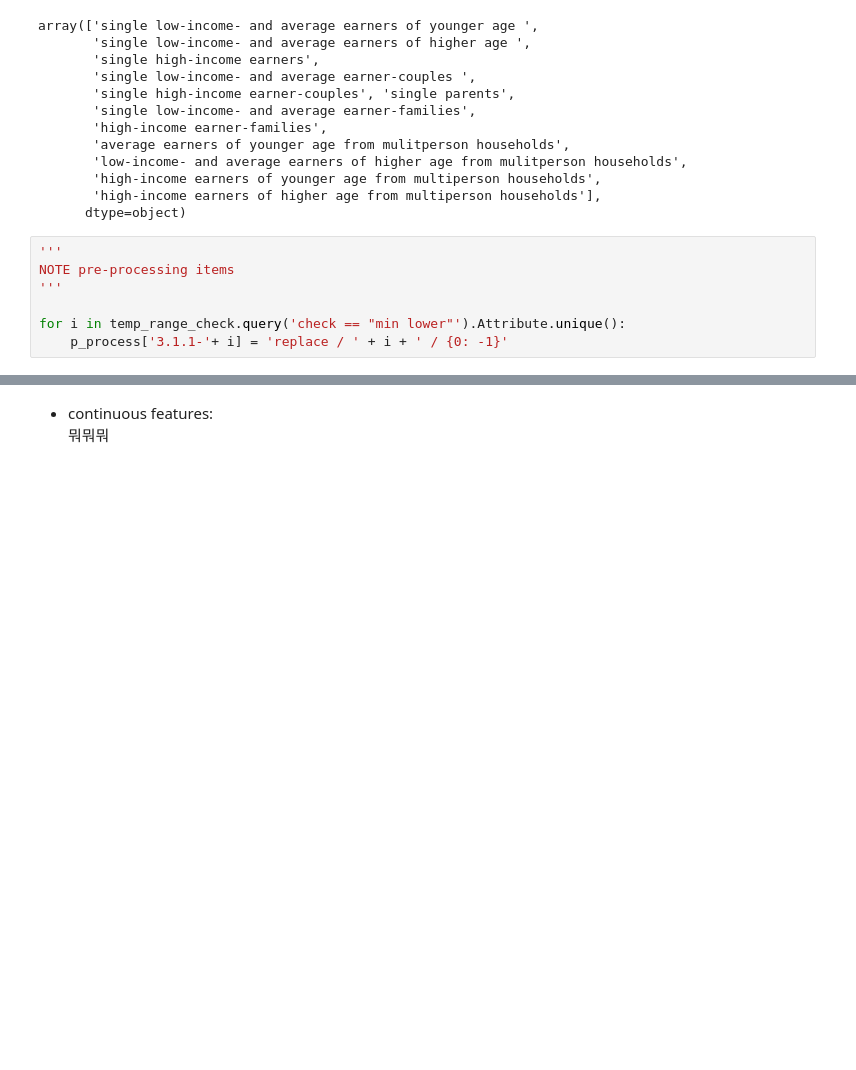
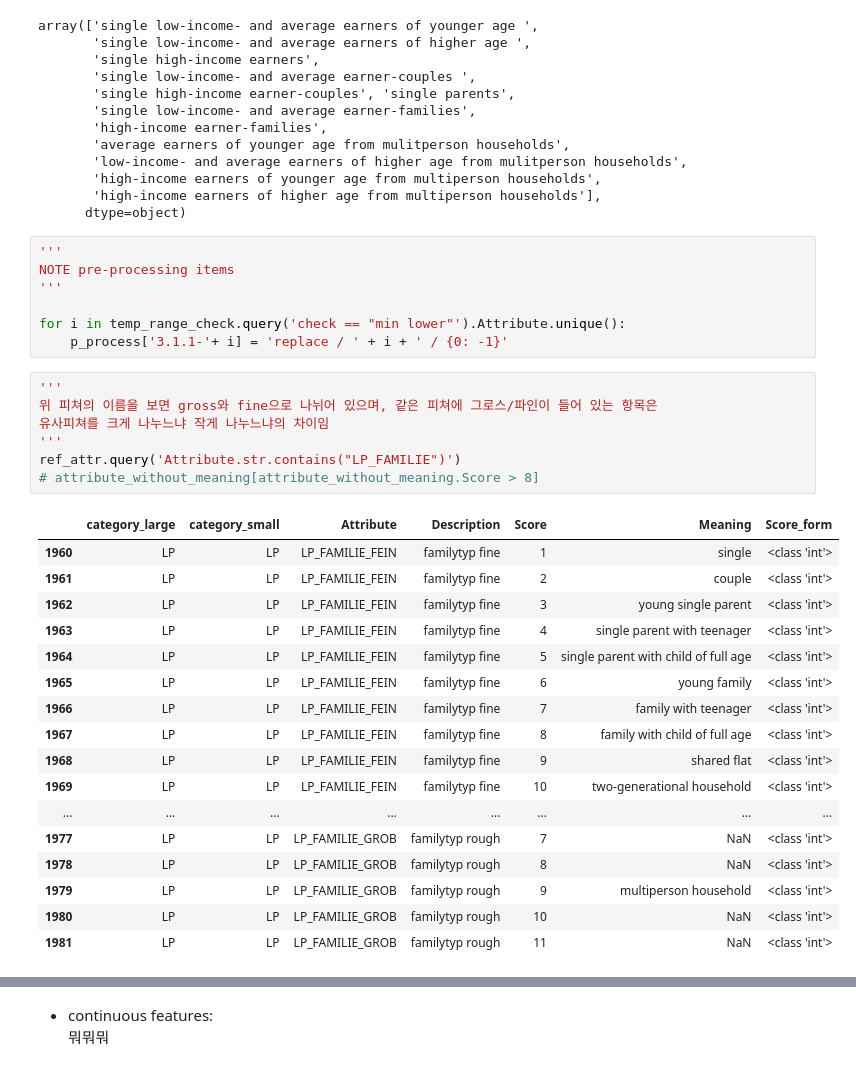
Before and after one commit to jaeyoun-chang/u_city_capstone, a Jupyter notebook: Arvato Project Workbook.ipynb, the cells around one changed output, grey strips where cells are left out. Saved outputs shown, nothing was run; the diff lists cells and outputs as text; blank space fills up the shorter version.

```diff
--- a/Arvato Project Workbook.ipynb
+++ b/Arvato Project Workbook.ipynb
@@ -1225,3 +1227,28 @@ NOTE pre-processing items
 
 for i in temp_range_check.query('check == "min lower"').Attribute.unique():
     p_process['3.1.1-'+ i] = 'replace / ' + i + ' / {0: -1}'
+# %%
+'''
+위 피쳐의 이름을 보면 gross와 fine으로 나뉘어 있으며, 같은 피쳐에 그로스/파인이 들어 있는 항목은
+유사피쳐를 크게 나누느냐 작게 나누느냐의 차이임
+'''
+ref_attr.query('Attribute.str.contains("LP_FAMILIE")')
+# attribute_without_meaning[attribute_without_meaning.Score > 8]
+# %% [output]
+|  | category_large | category_small | Attribute | Description | Score | Meaning | Score_form |
+| 1960 | LP | LP | LP_FAMILIE_FEIN | familytyp fine | 1 | single | <class 'int'> |
+| 1961 | LP | LP | LP_FAMILIE_FEIN | familytyp fine | 2 | couple | <class 'int'> |
+| 1962 | LP | LP | LP_FAMILIE_FEIN | familytyp fine | 3 | young single parent | <class 'int'> |
+| 1963 | LP | LP | LP_FAMILIE_FEIN | familytyp fine | 4 | single parent with teenager | <class 'int'> |
+| 1964 | LP | LP | LP_FAMILIE_FEIN | familytyp fine | 5 | single parent with child of full age | <class 'int'> |
+| 1965 | LP | LP | LP_FAMILIE_FEIN | familytyp fine | 6 | young family | <class 'int'> |
+| 1966 | LP | LP | LP_FAMILIE_FEIN | familytyp fine | 7 | family with teenager | <class 'int'> |
+| 1967 | LP | LP | LP_FAMILIE_FEIN | familytyp fine | 8 | family with child of full age | <class 'int'> |
+| 1968 | LP | LP | LP_FAMILIE_FEIN | familytyp fine | 9 | shared flat | <class 'int'> |
+| 1969 | LP | LP | LP_FAMILIE_FEIN | familytyp fine | 10 | two-generational household | <class 'int'> |
+| ... | ... | ... | ... | ... | ... | ... | ... |
+| 1977 | LP | LP | LP_FAMILIE_GROB | familytyp rough | 7 | NaN | <class 'int'> |
+| 1978 | LP | LP | LP_FAMILIE_GROB | familytyp rough | 8 | NaN | <class 'int'> |
+| 1979 | LP | LP | LP_FAMILIE_GROB | familytyp rough | 9 | multiperson household | <class 'int'> |
+| 1980 | LP | LP | LP_FAMILIE_GROB | familytyp rough | 10 | NaN | <class 'int'> |
+| 1981 | LP | LP | LP_FAMILIE_GROB | familytyp rough | 11 | NaN | <class 'int'> |
```
Also changed, not shown: parts of 21 cells of this notebook, 5 other files.
